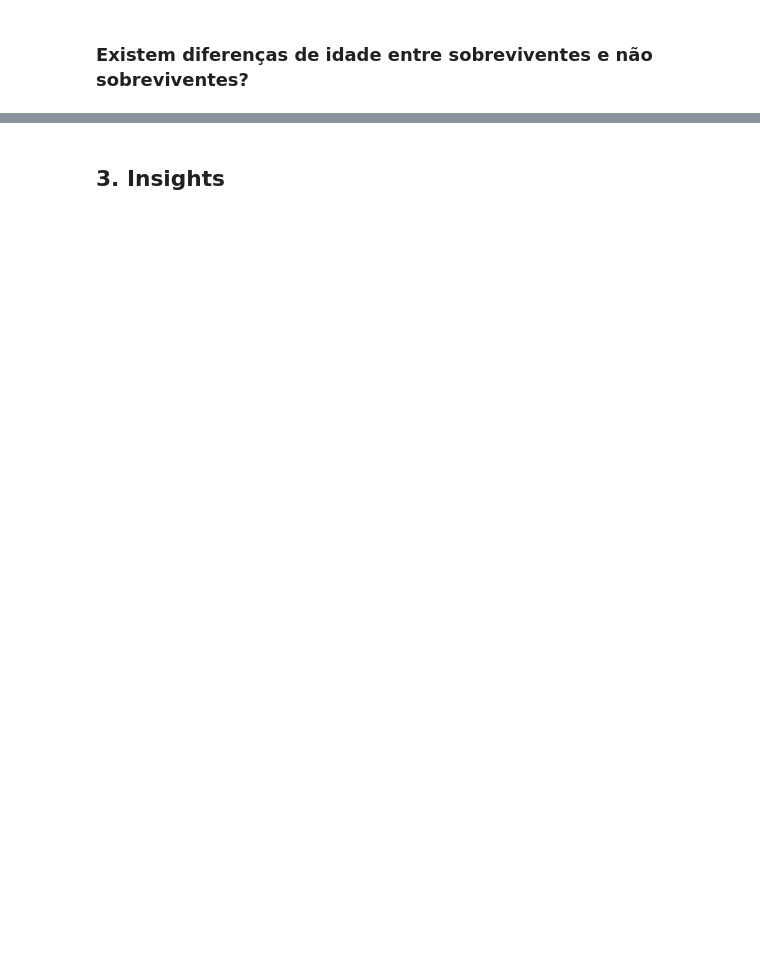
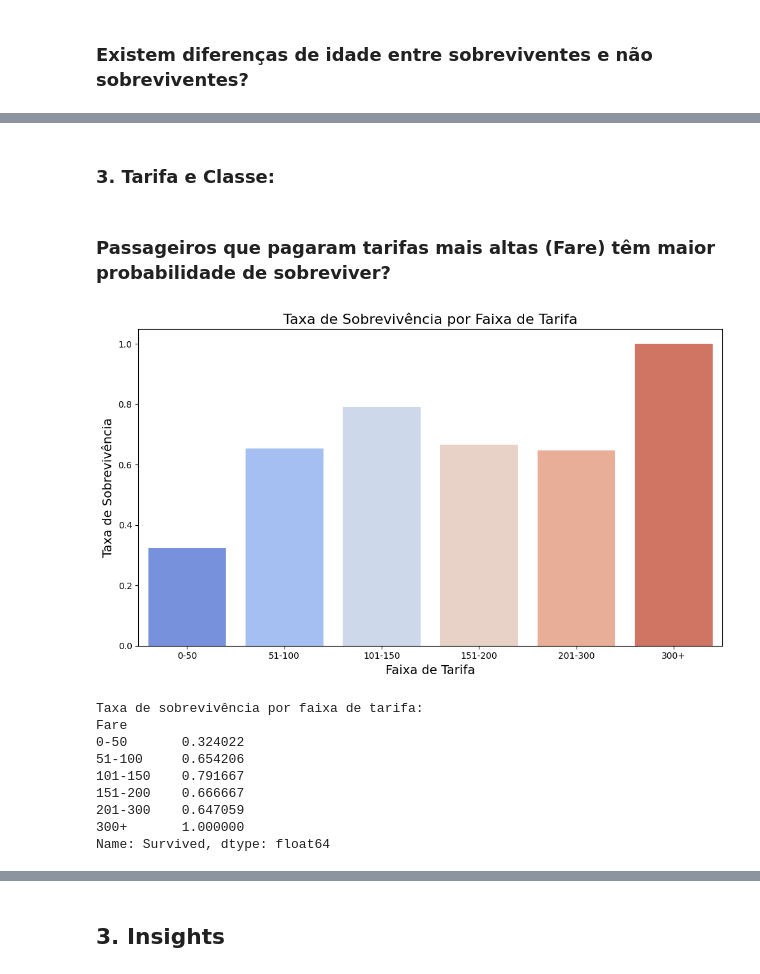
Before and after one commit to Giselz/avanti-bootcamp-cdd, a Jupyter notebook: notebooks/01-exploratory_data_analysis.ipynb, the cells around one changed output, grey strips where cells are left out. Saved outputs shown, nothing was run; the diff lists cells and outputs as text; code cells hidden in the pictures; blank space fills up the shorter version.

```diff
--- a/notebooks/01-exploratory_data_analysis.ipynb
+++ b/notebooks/01-exploratory_data_analysis.ipynb
@@ -421,0 +441,34 @@ plt.show()
+# %% [markdown]
+### 3. Tarifa e Classe:
+# %% [markdown]
+### Passageiros que pagaram tarifas mais altas (Fare) têm maior probabilidade de sobreviver?
+# %%
+# Definir as faixas de tarifa
+faixa_tarifa = pd.cut(df['Fare'], bins=[0, 50, 100, 150, 200, 300, float('inf')], labels=['0-50', '51-100', '101-150', '151-200', '201-300', '300+'])
+
+# Calcular a taxa de sobrevivência por faixa de tarifa
+sobrevivencia_por_tarifa = df.groupby(faixa_tarifa)['Survived'].mean()
+
+# Gráfico de barras
+plt.figure(figsize=(10, 6))
+sns.barplot(x=sobrevivencia_por_tarifa.index, y=sobrevivencia_por_tarifa.values, palette='coolwarm')
+plt.title('Taxa de Sobrevivência por Faixa de Tarifa', fontsize=16)
+plt.xlabel('Faixa de Tarifa', fontsize=14)
+plt.ylabel('Taxa de Sobrevivência', fontsize=14)
+plt.tight_layout()
+plt.show()
+
+# Exibindo a taxa de sobrevivência por faixa de tarifa
+print("Taxa de sobrevivência por faixa de tarifa:")
+print(sobrevivencia_por_tarifa)
+# %% [output]
+[figure, added]
+Taxa de sobrevivência por faixa de tarifa:
+Fare
+0-50       0.324022
+51-100     0.654206
+101-150    0.791667
+151-200    0.666667
+201-300    0.647059
+300+       1.000000
+Name: Survived, dtype: float64
```
Also changed, not shown: parts of 15 cells of this notebook.
